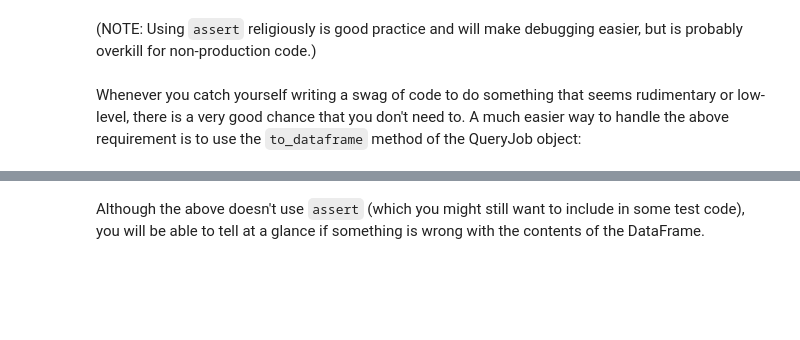
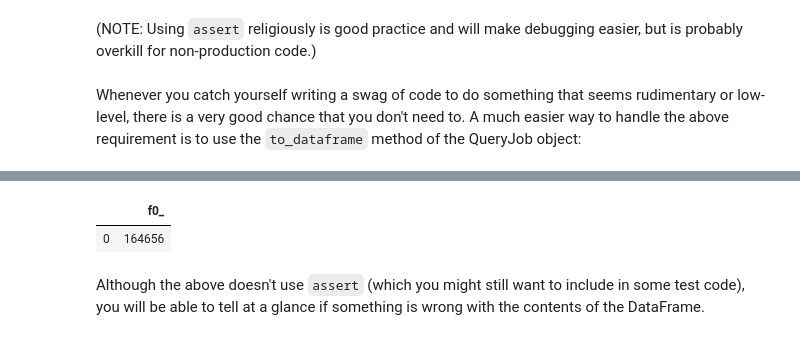
Before and after one commit to allenj813/DS-SYD-PT-24FEB, a Jupyter notebook: Module_2/Labs/IOD_Lab 2.2.4 vAJ.ipynb, the cells around one changed output, grey strips where cells are left out. Drawn from its saved outputs; the diff is of its cells as text; code cells hidden in the pictures; blank space fills up the shorter version.

```diff
--- a/Module_2/Labs/IOD_Lab 2.2.4 vAJ.ipynb
+++ b/Module_2/Labs/IOD_Lab 2.2.4 vAJ.ipynb
@@ -406,3 +432,8 @@ print(df)
+# %%
+df
+# %% [output]
+|  | f0_ |
+| 0 | 164656 |
 # %% [markdown]
 Although the above doesn't use `assert` (which you might still want to include in some test code), you will be able to tell at a glance if something is wrong with the contents of the DataFrame.
 # %% [markdown]
```
Also changed, not shown: parts of 31 cells of this notebook, 1 other file.
